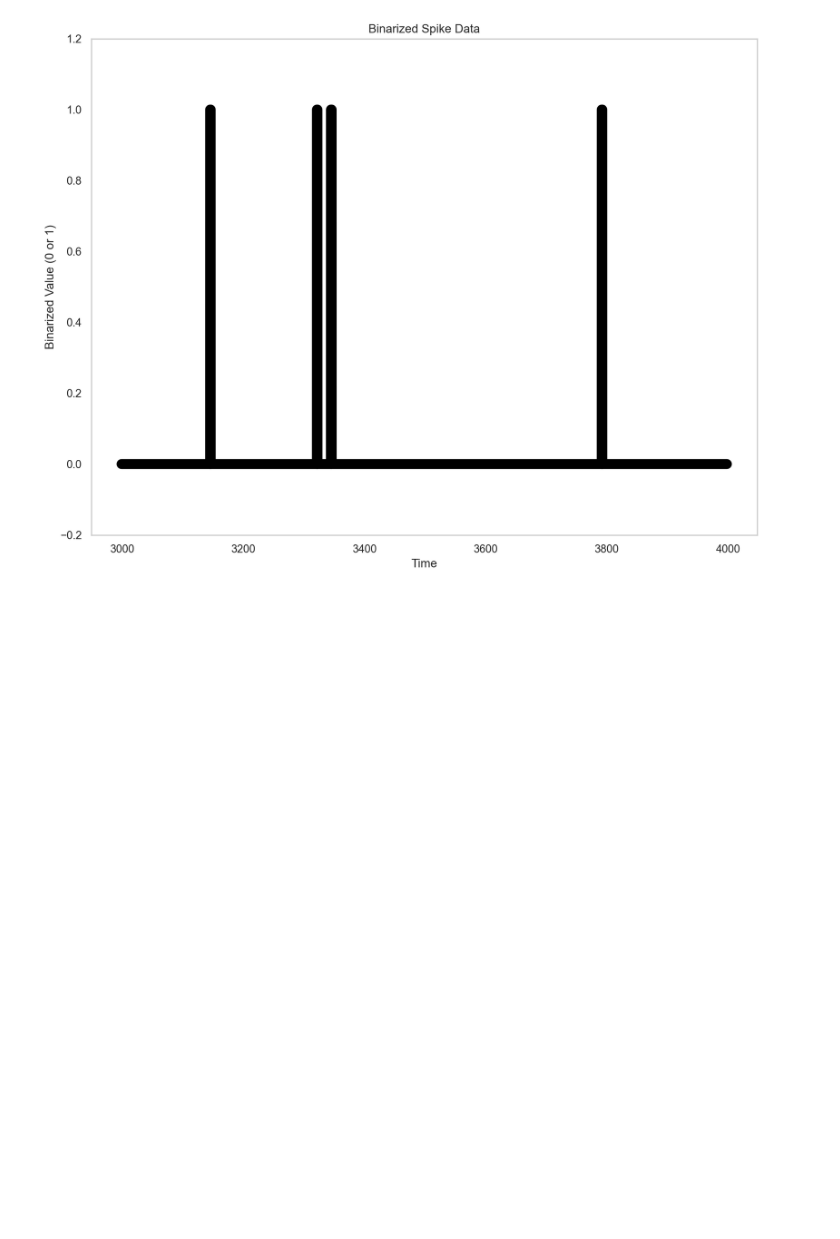
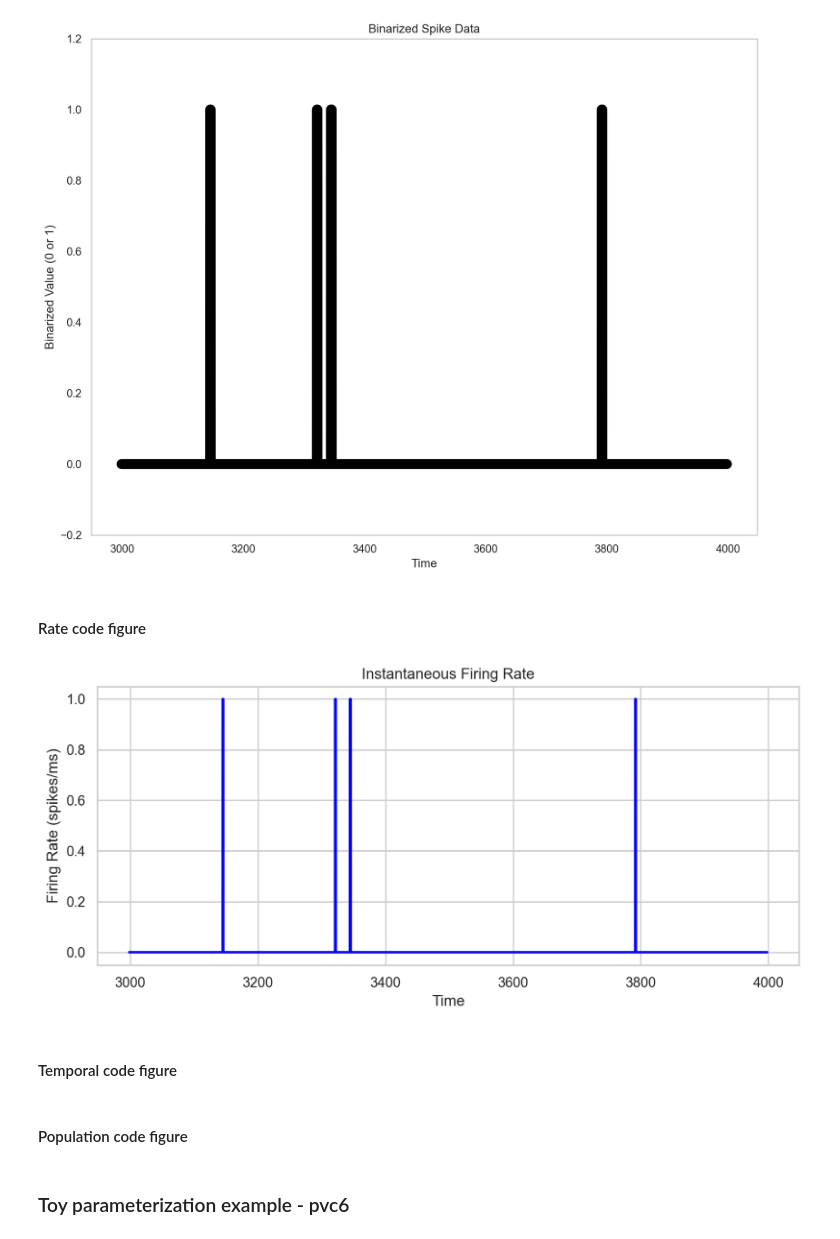
Before and after one commit to voytekresearch/spikewise, a Jupyter notebook: AP_empirical_paper1/AP_empirical_paper1_fig1.ipynb, the cells around one changed output. Cells and saved outputs as stored; diff of their text form; code cells hidden in the pictures; blank space fills up the shorter version.

```diff
--- a/AP_empirical_paper1/AP_empirical_paper1_fig1.ipynb
+++ b/AP_empirical_paper1/AP_empirical_paper1_fig1.ipynb
@@ -56,3 +65,32 @@ plt.ylim(-0.2, 1.2)  # Keep the y-axis limits between -0.2 and 1.2 for clarity
 plt.show()
 # %% [output]
 [figure]
+# %% [markdown]
+#### Rate code figure
+# %%
+# Define your window size (in samples). For example, a 10 ms window.
+# Assuming your data is sampled at 1 kHz, a 10 ms window would be 10 samples.
+window_size = 1  # adjust this depending on your sampling rate and desired window length
+
+# Create a window for convolution
+window = np.ones(window_size) / window_size
+
+# Convolve the binarized data with the window to calculate the firing rate
+firing_rate = np.convolve(binarized_data, window, mode='same')
+# %%
+# Plot the firing rate
+plt.figure(figsize=(10, 4))
+plt.plot(patch_times_c14[150000:200000], firing_rate, color='blue', linewidth=2)
+plt.title('Instantaneous Firing Rate')
+plt.xlabel('Time')
+plt.ylabel('Firing Rate (spikes/ms)')
+plt.grid(True)
+plt.show()
+# %% [output]
+[figure, added]
+# %% [markdown]
+#### Temporal code figure
+# %% [markdown]
+#### Population code figure
+# %% [markdown]
+### Toy parameterization example - pvc6
```
Also changed, not shown: parts of 9 cells of this notebook, 2 other files.
